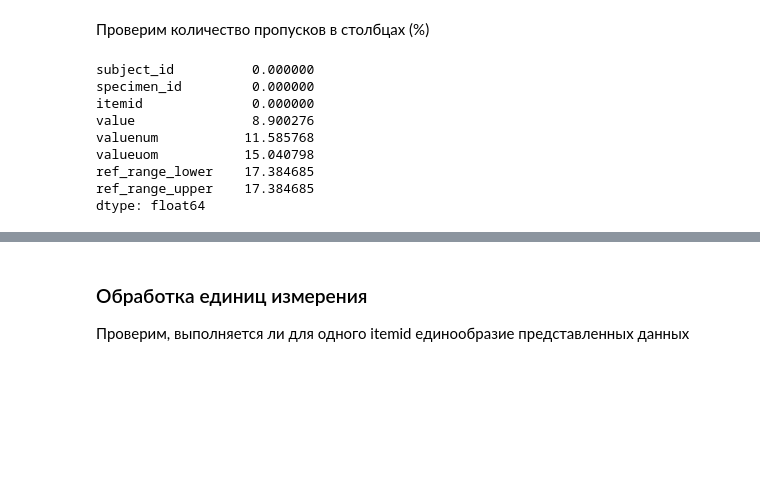
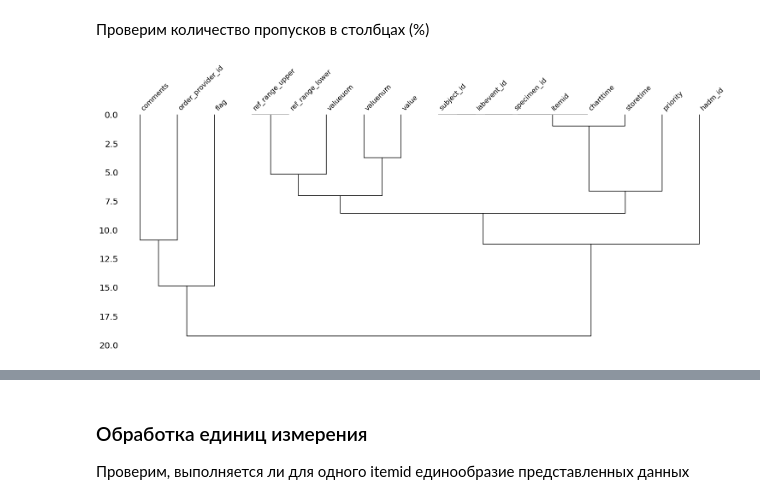
Before and after one commit to leostre/labevent, a Jupyter notebook: src/data_preparation.ipynb, the cells around one changed output, grey strips where cells are left out. Cells and saved outputs as stored; diff of their text form; code cells hidden in the pictures; blank space fills up the shorter version.

```diff
--- a/src/data_preparation.ipynb
+++ b/src/data_preparation.ipynb
@@ -64,17 +60,8 @@ labev.head()
 **priority** - в каком режиме проведено исследование (теоретически, может иметь влияние на характеристики)
 # %% [markdown]
 Проверим количество пропусков в столбцах (%)
-# %%
-labev.drop(['labevent_id', 'hadm_id', 'priority', 'flag', 'comments', 'storetime', 'charttime', 'order_provider_id'], axis=1, inplace=True)
-# %%
-naprop(labev)
-# %% [output]
-subject_id          0.000000
-specimen_id         0.000000
-itemid              0.000000
-value               8.900276
-valuenum           11.585768
-valueuom           15.040798
-ref_range_lower    17.384685
-ref_range_upper    17.384685
-dtype: float64
+# %%
+import missingno as msno
+_ = msno.dendrogram(labev.sample(500))
+# %% [output]
+[figure, added]
```
Also changed, not shown: parts of 25 cells of this notebook, 1 other file.
